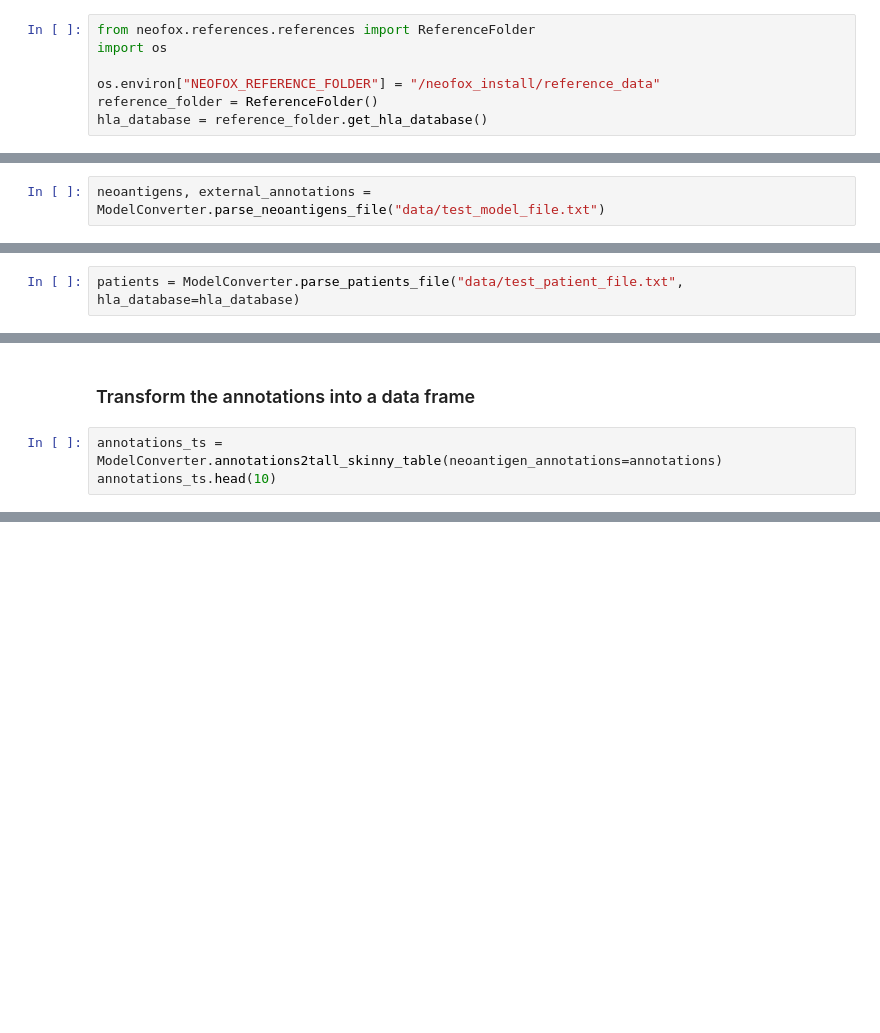
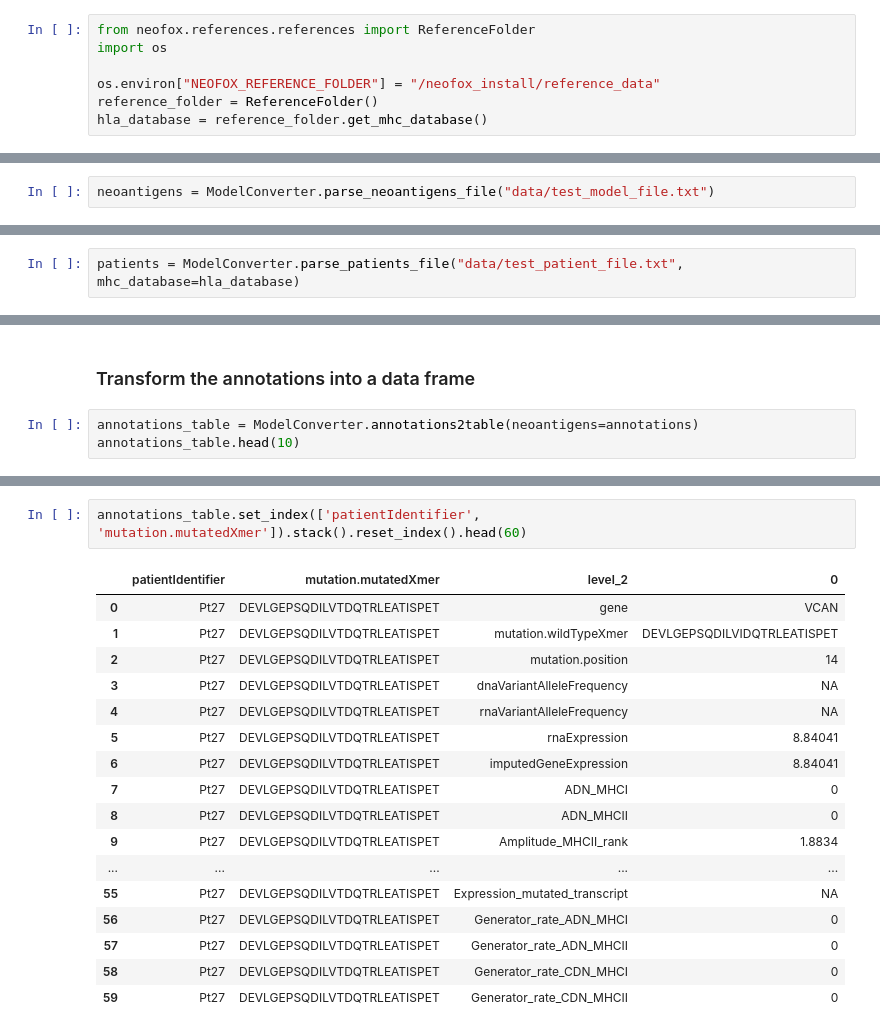
Before and after one commit to TRON-Bioinformatics/neofox, a Jupyter notebook: docs/source/notebooks/api_usage.ipynb, the cells around one changed output, grey strips where cells are left out. Saved outputs shown, nothing was run; the diff lists cells and outputs as text; blank space fills up the shorter version.

```diff
--- a/docs/source/notebooks/api_usage.ipynb
+++ b/docs/source/notebooks/api_usage.ipynb
@@ -261,5 +278,5 @@ import os
 
 os.environ["NEOFOX_REFERENCE_FOLDER"] = "/neofox_install/reference_data"
 reference_folder = ReferenceFolder()
-hla_database = reference_folder.get_hla_database()
+hla_database = reference_folder.get_mhc_database()
 # %% [output]
@@ -486,7 +504,7 @@ pd.read_csv("data/test_model_file.txt", sep="\t")
 # %% [markdown]
 There is a specific function to parse an input file into a list of neoantigens. Any additional column not matching a field in the neoantigens model, in this case `transcript_identifier`, will be parsed into the external annotations. Neofox when executed from the command line interface adds these external annotations in the output together with the new annotations.
 # %%
-neoantigens, external_annotations = ModelConverter.parse_neoantigens_file("data/test_model_file.txt")
+neoantigens = ModelConverter.parse_neoantigens_file("data/test_model_file.txt")
 # %% [markdown]
 The tabular file for patients should look as follows:
 # %%
@@ -504,7 +522,7 @@ pd.read_csv("data/test_patient_file.txt", sep="\t")
 # %% [markdown]
 Parse the patients into the model objects as follows:
 # %%
-patients = ModelConverter.parse_patients_file("data/test_patient_file.txt", hla_database=hla_database)
+patients = ModelConverter.parse_patients_file("data/test_patient_file.txt", mhc_database=hla_database)
 # %% [markdown]
 ### Annotate your neoantigens
 
@@ -565,6 +583,6 @@ annotations[0].to_dict()
 # %% [markdown]
 ### Transform the annotations into a data frame
 # %%
-annotations_ts = ModelConverter.annotations2tall_skinny_table(neoantigen_annotations=annotations)
-annotations_ts.head(10)
+annotations_table = ModelConverter.annotations2table(neoantigens=annotations)
+annotations_table.head(10)
 # %% [output]
@@ -596,0 +600,20 @@ annotations_sw
+# %%
+annotations_table.set_index(['patientIdentifier', 'mutation.mutatedXmer']).stack().reset_index().head(60)
+# %% [output]
+|  | patientIdentifier | mutation.mutatedXmer | level_2 | 0 |
+| 0 | Pt27 | DEVLGEPSQDILVTDQTRLEATISPET | gene | VCAN |
+| 1 | Pt27 | DEVLGEPSQDILVTDQTRLEATISPET | mutation.wildTypeXmer | DEVLGEPSQDILVIDQTRLEATISPET |
+| 2 | Pt27 | DEVLGEPSQDILVTDQTRLEATISPET | mutation.position | 14 |
+| 3 | Pt27 | DEVLGEPSQDILVTDQTRLEATISPET | dnaVariantAlleleFrequency | NA |
+| 4 | Pt27 | DEVLGEPSQDILVTDQTRLEATISPET | rnaVariantAlleleFrequency | NA |
+| 5 | Pt27 | DEVLGEPSQDILVTDQTRLEATISPET | rnaExpression | 8.84041 |
+| 6 | Pt27 | DEVLGEPSQDILVTDQTRLEATISPET | imputedGeneExpression | 8.84041 |
+| 7 | Pt27 | DEVLGEPSQDILVTDQTRLEATISPET | ADN_MHCI | 0 |
+| 8 | Pt27 | DEVLGEPSQDILVTDQTRLEATISPET | ADN_MHCII | 0 |
+| 9 | Pt27 | DEVLGEPSQDILVTDQTRLEATISPET | Amplitude_MHCII_rank | 1.8834 |
+| ... | ... | ... | ... | ... |
+| 55 | Pt27 | DEVLGEPSQDILVTDQTRLEATISPET | Expression_mutated_transcript | NA |
+| 56 | Pt27 | DEVLGEPSQDILVTDQTRLEATISPET | Generator_rate_ADN_MHCI | 0 |
+| 57 | Pt27 | DEVLGEPSQDILVTDQTRLEATISPET | Generator_rate_ADN_MHCII | 0 |
+| 58 | Pt27 | DEVLGEPSQDILVTDQTRLEATISPET | Generator_rate_CDN_MHCI | 0 |
+| 59 | Pt27 | DEVLGEPSQDILVTDQTRLEATISPET | Generator_rate_CDN_MHCII | 0 |
```
Also changed, not shown: parts of 29 cells of this notebook, 2 other files.
